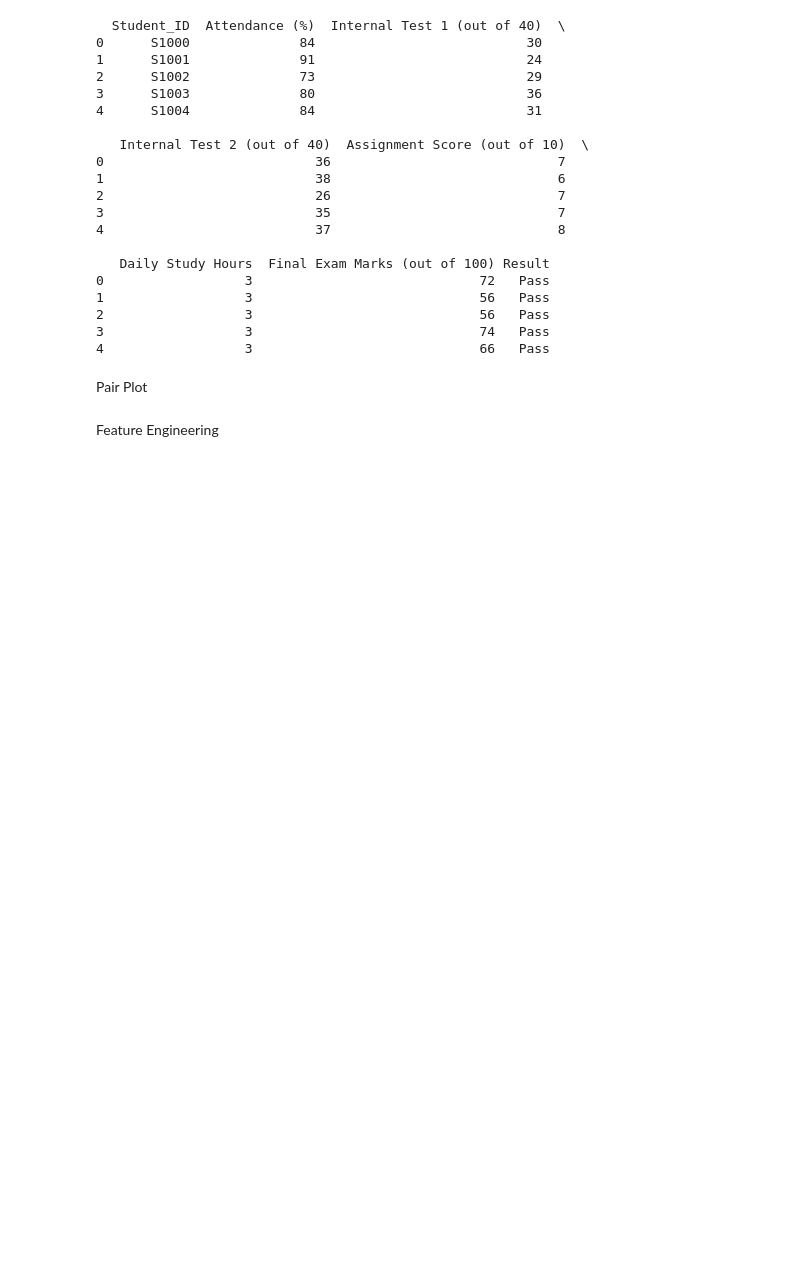
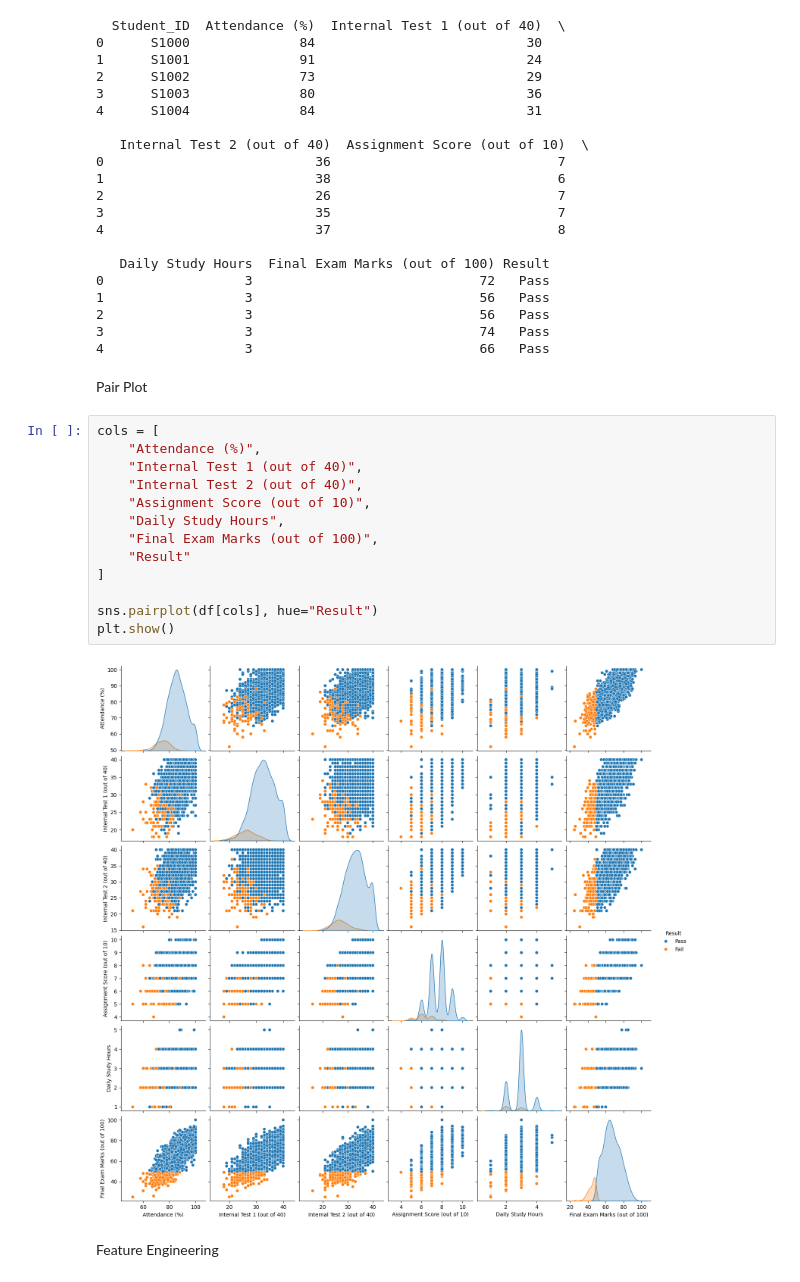
Before and after one commit to sanodyaJinadasa/InspiHER_Hacktronix, a Jupyter notebook: ML_Task.ipynb, the cells around one changed output. Drawn from its saved outputs; the diff is of its cells as text; blank space fills up the shorter version.

```diff
--- a/ML_Task.ipynb
+++ b/ML_Task.ipynb
@@ -126,6 +128,21 @@ print(df.head())
 4                  3                             66   Pass
 # %% [markdown]
 Pair Plot
+# %%
+cols = [
+    "Attendance (%)",
+    "Internal Test 1 (out of 40)",
+    "Internal Test 2 (out of 40)",
+    "Assignment Score (out of 10)",
+    "Daily Study Hours",
+    "Final Exam Marks (out of 100)",
+    "Result"
+]
+
+sns.pairplot(df[cols], hue="Result")
+plt.show()
+# %% [output]
+[figure, added]
 # %% [markdown]
 Feature Engineering
 # %% [markdown]
```
Also changed, not shown: parts of 12 cells of this notebook.
